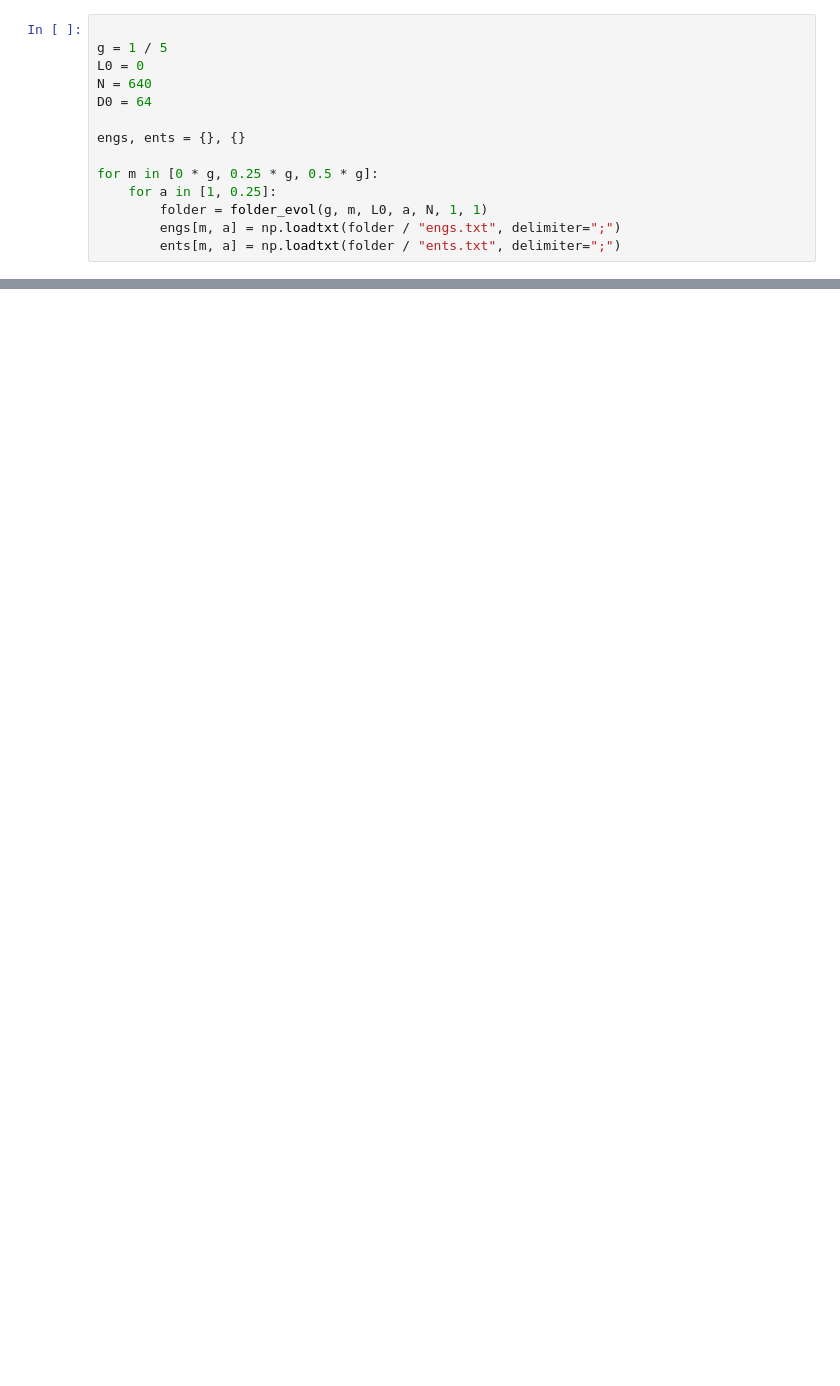
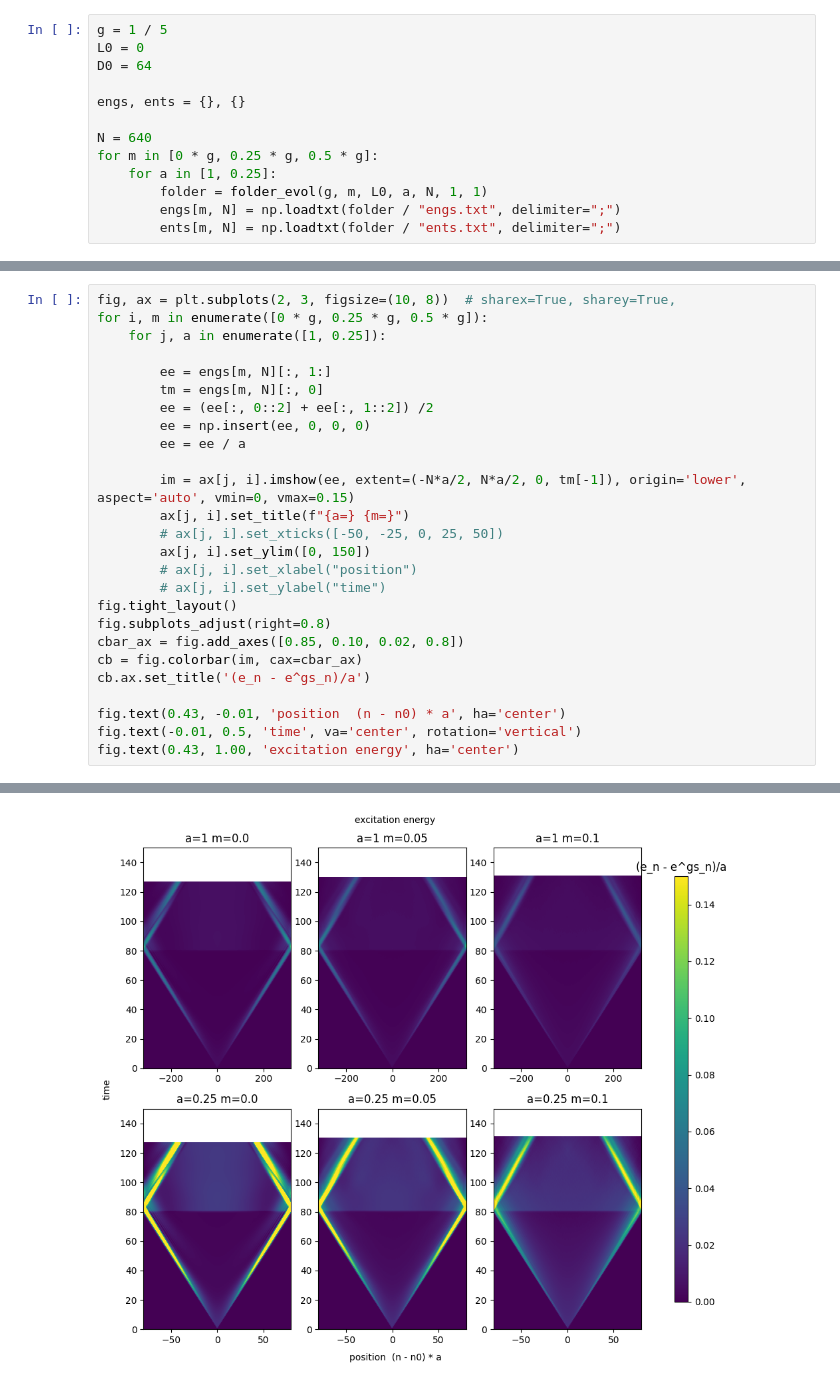
Before and after one commit to marekrams/jffs, a Jupyter notebook: plot_time_evolution.ipynb, the cells around one changed output, grey strips where cells are left out. Saved outputs shown, nothing was run; the diff lists cells and outputs as text; blank space fills up the shorter version.

```diff
--- a/plot_time_evolution.ipynb
+++ b/plot_time_evolution.ipynb
@@ -5,14 +107,13 @@ from run_evolution import folder_evol, folder_gs
 # %%
-
 g = 1 / 5
 L0 = 0
-N = 640
 D0 = 64
 
 engs, ents = {}, {}
 
+N = 640
 for m in [0 * g, 0.25 * g, 0.5 * g]:
     for a in [1, 0.25]:
         folder = folder_evol(g, m, L0, a, N, 1, 1)
-        engs[m, a] = np.loadtxt(folder / "engs.txt", delimiter=";")
-        ents[m, a] = np.loadtxt(folder / "ents.txt", delimiter=";")
+        engs[m, N] = np.loadtxt(folder / "engs.txt", delimiter=";")
+        ents[m, N] = np.loadtxt(folder / "ents.txt", delimiter=";")
@@ -38,0 +120,27 @@ plt.colorbar(im0)
+# %%
+fig, ax = plt.subplots(2, 3, figsize=(10, 8))  # sharex=True, sharey=True,
+for i, m in enumerate([0 * g, 0.25 * g, 0.5 * g]):
+    for j, a in enumerate([1, 0.25]):
+
+        ee = engs[m, N][:, 1:]
+        tm = engs[m, N][:, 0]
+        ee = (ee[:, 0::2] + ee[:, 1::2]) /2
+        ee = np.insert(ee, 0, 0, 0)
+        ee = ee / a
+
+        im = ax[j, i].imshow(ee, extent=(-N*a/2, N*a/2, 0, tm[-1]), origin='lower', aspect='auto', vmin=0, vmax=0.15)
+        ax[j, i].set_title(f"{a=} {m=}")
+        # ax[j, i].set_xticks([-50, -25, 0, 25, 50])
+        ax[j, i].set_ylim([0, 150])
+        # ax[j, i].set_xlabel("position")
+        # ax[j, i].set_ylabel("time")
+fig.tight_layout()
+fig.subplots_adjust(right=0.8)
+cbar_ax = fig.add_axes([0.85, 0.10, 0.02, 0.8])
+cb = fig.colorbar(im, cax=cbar_ax)
+cb.ax.set_title('(e_n - e^gs_n)/a')
+
+fig.text(0.43, -0.01, 'position  (n - n0) * a', ha='center')
+fig.text(-0.01, 0.5, 'time', va='center', rotation='vertical')
+fig.text(0.43, 1.00, 'excitation energy', ha='center')
+# %% [output]
@@ -38,0 +148 @@ plt.colorbar(im0)
+[figure, added]
```
Also changed, not shown: parts of 10 cells of this notebook, 4 other files.
